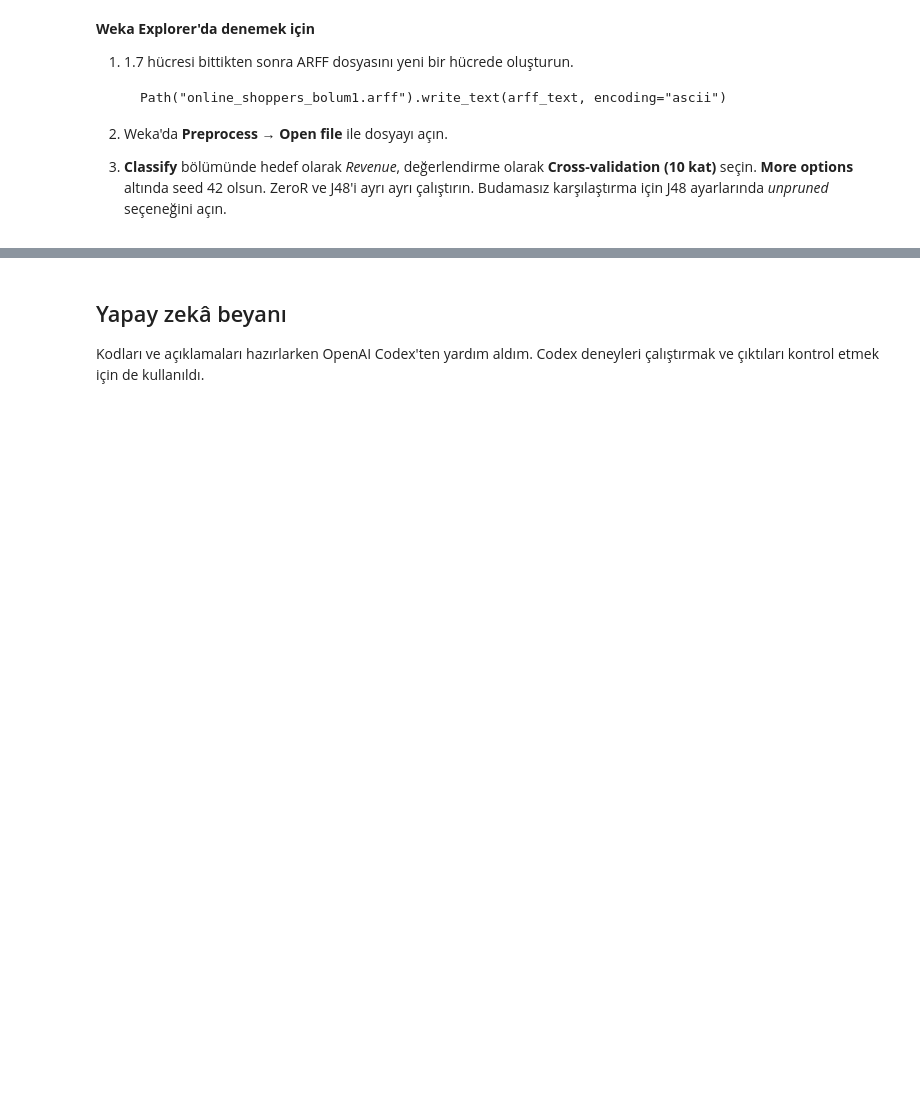
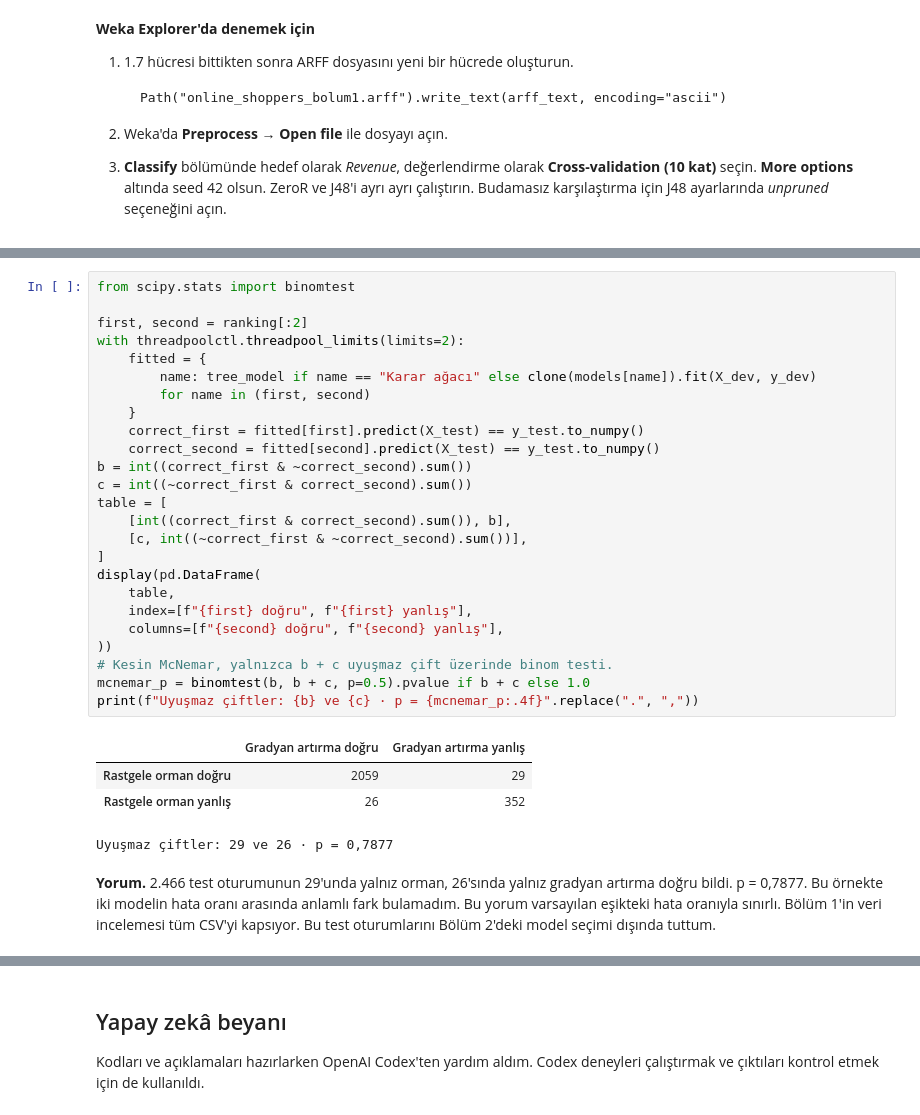
Before and after one commit to EmircanDemirTR/bil545-online-alisveris, a Jupyter notebook: proje1/BIL545_Proje1_EmircanDemir.ipynb, the cells around one changed output, grey strips where cells are left out. Cells and saved outputs as stored; diff of their text form; blank space fills up the shorter version.

```diff
--- a/proje1/BIL545_Proje1_EmircanDemir.ipynb
+++ b/proje1/BIL545_Proje1_EmircanDemir.ipynb
@@ -774,0 +944,32 @@ Python CART, Weka J48 ise C4.5 kullanıyor. Weka içindeki iki koşul budamanın
+# %%
+from scipy.stats import binomtest
+
+first, second = ranking[:2]
+with threadpoolctl.threadpool_limits(limits=2):
+    fitted = {
+        name: tree_model if name == "Karar ağacı" else clone(models[name]).fit(X_dev, y_dev)
+        for name in (first, second)
+    }
+    correct_first = fitted[first].predict(X_test) == y_test.to_numpy()
+    correct_second = fitted[second].predict(X_test) == y_test.to_numpy()
+b = int((correct_first & ~correct_second).sum())
+c = int((~correct_first & correct_second).sum())
+table = [
+    [int((correct_first & correct_second).sum()), b],
+    [c, int((~correct_first & ~correct_second).sum())],
+]
+display(pd.DataFrame(
+    table,
+    index=[f"{first} doğru", f"{first} yanlış"],
+    columns=[f"{second} doğru", f"{second} yanlış"],
+))
+# Kesin McNemar, yalnızca b + c uyuşmaz çift üzerinde binom testi.
+mcnemar_p = binomtest(b, b + c, p=0.5).pvalue if b + c else 1.0
+print(f"Uyuşmaz çiftler: {b} ve {c} · p = {mcnemar_p:.4f}".replace(".", ","))
+# %% [output]
+|  | Gradyan artırma doğru | Gradyan artırma yanlış |
+| Rastgele orman doğru | 2059 | 29 |
+| Rastgele orman yanlış | 26 | 352 |
+Uyuşmaz çiftler: 29 ve 26 · p = 0,7877
+# %% [markdown]
+**Yorum.** 2.466 test oturumunun 29'unda yalnız orman, 26'sında yalnız gradyan artırma doğru bildi. p = 0,7877. Bu örnekte iki modelin hata oranı arasında anlamlı fark bulamadım. Bu yorum varsayılan eşikteki hata oranıyla sınırlı. Bölüm 1'in veri incelemesi tüm CSV'yi kapsıyor. Bu test oturumlarını Bölüm 2'deki model seçimi dışında tuttum.
```
Also changed, not shown: parts of 18 cells of this notebook.
